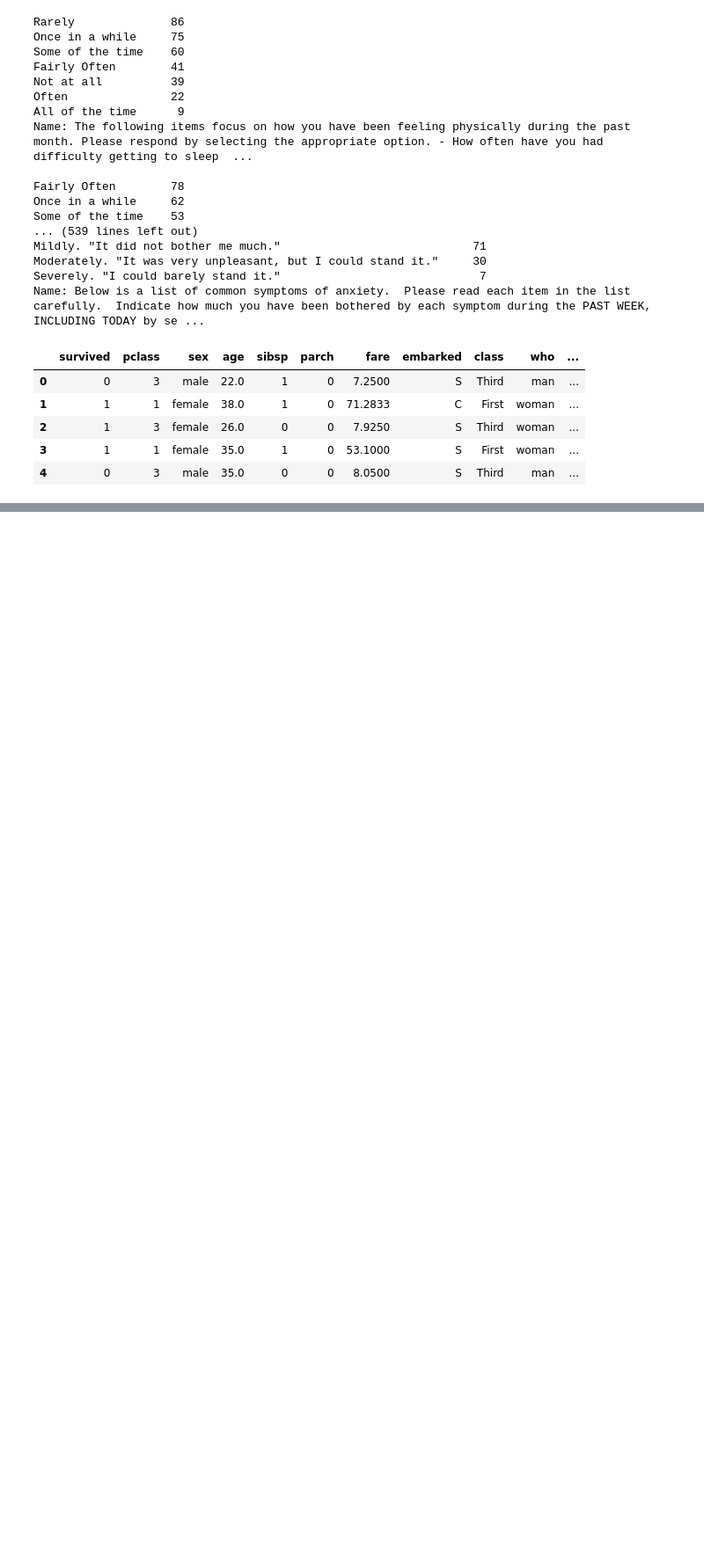
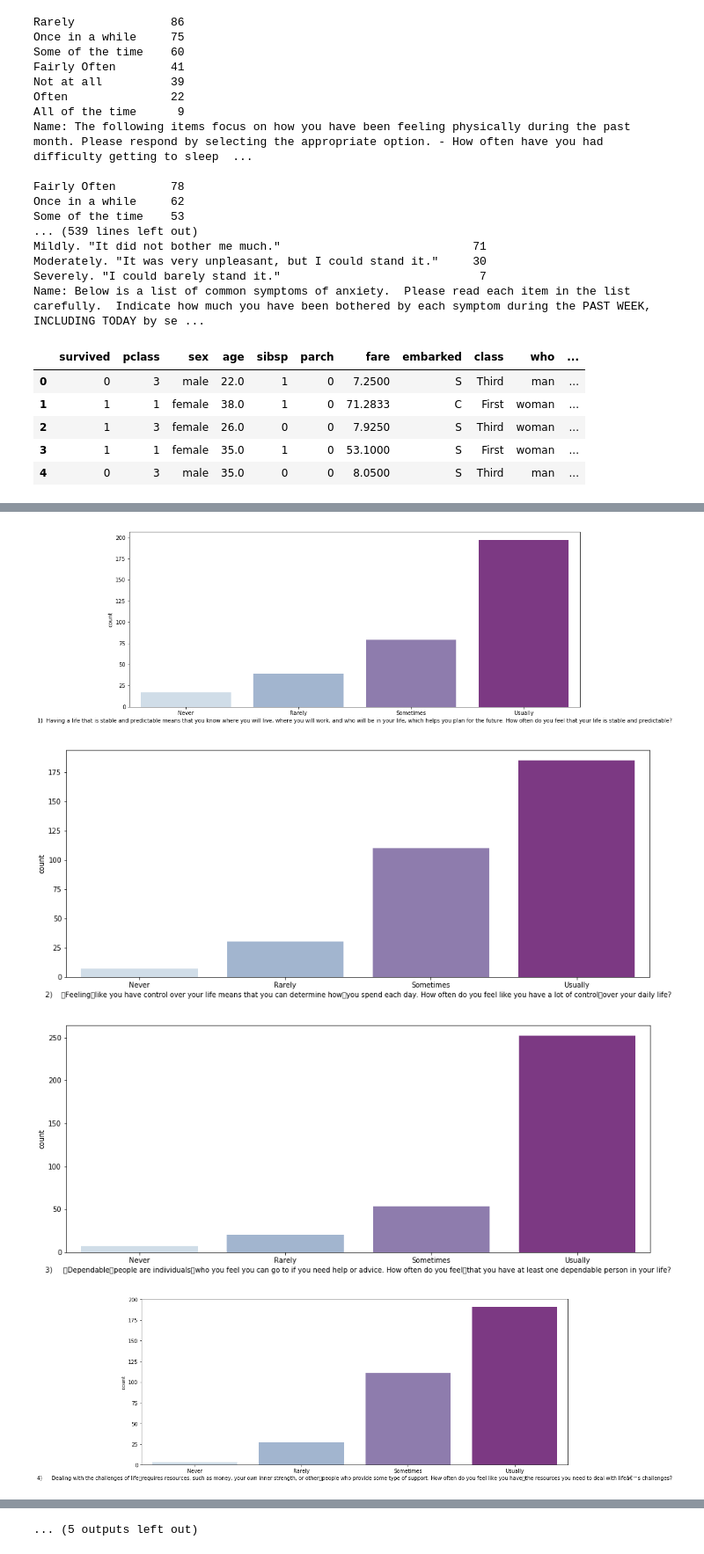
Before and after one commit to monica-oyarzun/capstone, a Jupyter notebook: pre_survey_EDA.ipynb, the cells around one changed output, grey strips where cells are left out. Shown at 88% size. Cells and saved outputs as stored; diff of their text form; code cells hidden in the pictures; blank space fills up the shorter version.

```diff
--- a/pre_survey_EDA.ipynb
+++ b/pre_survey_EDA.ipynb
@@ -316,0 +329,8 @@ TypeError: Empty 'DataFrame': no numeric data to plot
+# %%
+for col in life_stability_and_safety:
+    plot_hist(life_stability_and_safety, col, safety_order)
+# %% [output]
+[figure, added]
+[figure, added]
+[figure, added]
+[figure, added]
@@ -316,0 +345 @@ TypeError: Empty 'DataFrame': no numeric data to plot
+... (5 outputs left out)
```
Also changed, not shown: parts of 22 cells of this notebook.
